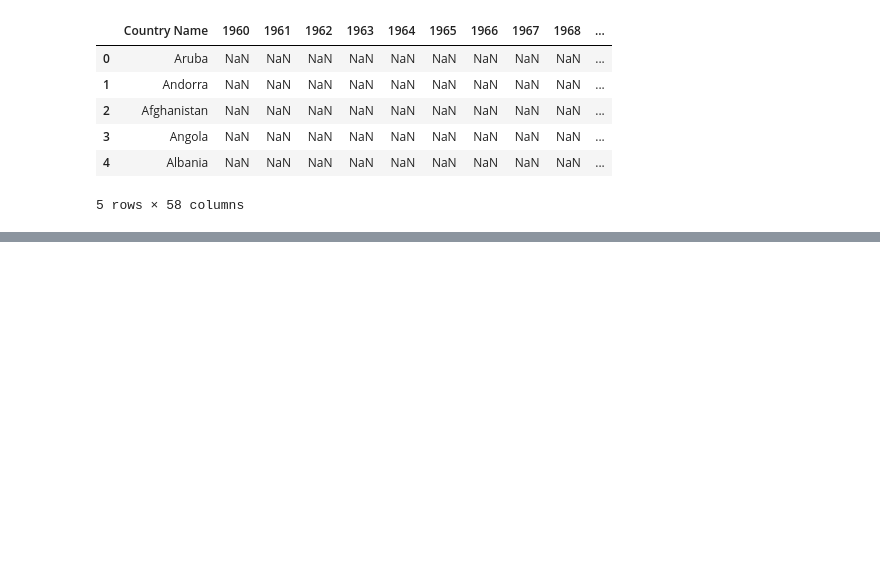
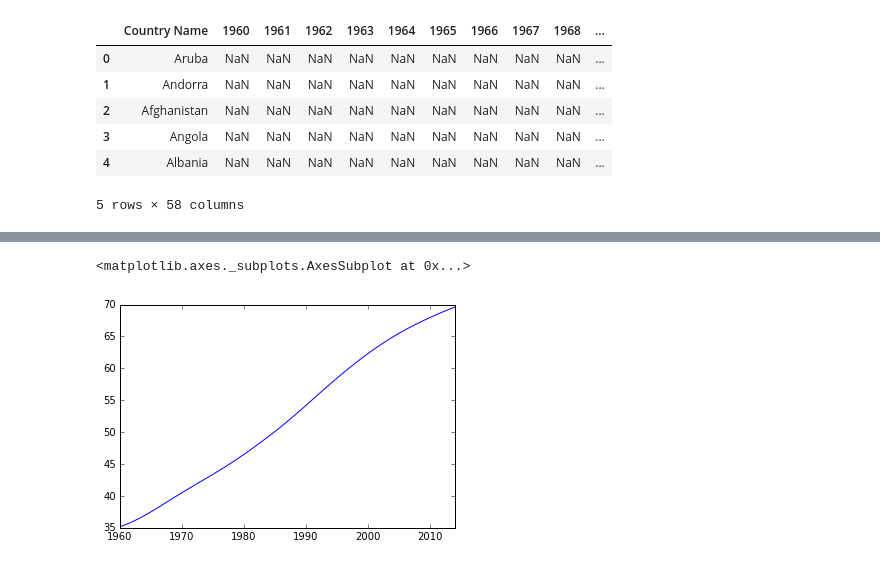
Before and after one commit to sagun101/HDI, a Jupyter notebook: project files/project.ipynb, the cells around one changed output, grey strips where cells are left out. Cells and saved outputs as stored; diff of their text form; code cells hidden in the pictures; blank space fills up the shorter version.

```diff
--- a/project files/project.ipynb
+++ b/project files/project.ipynb
@@ -104,0 +51,8 @@ life = pd.read_csv("API_SP.DYN.LE00.IN_DS2_en_csv_v2.csv", skiprows= 3)
+# %%
+life.set_index('Country Name', inplace=True)
+# %%
+life = life.transpose()
+# %%
+life_np =life["Nepal"]
+# %%
+life_np = life_np.dropna()
@@ -104,0 +63,5 @@ life = pd.read_csv("API_SP.DYN.LE00.IN_DS2_en_csv_v2.csv", skiprows= 3)
+# %%
+life_np.plot()
+# %% [output]
+<matplotlib.axes._subplots.AxesSubplot at 0x...>
+[figure, added]
```
Also changed, not shown: parts of 20 cells of this notebook.
